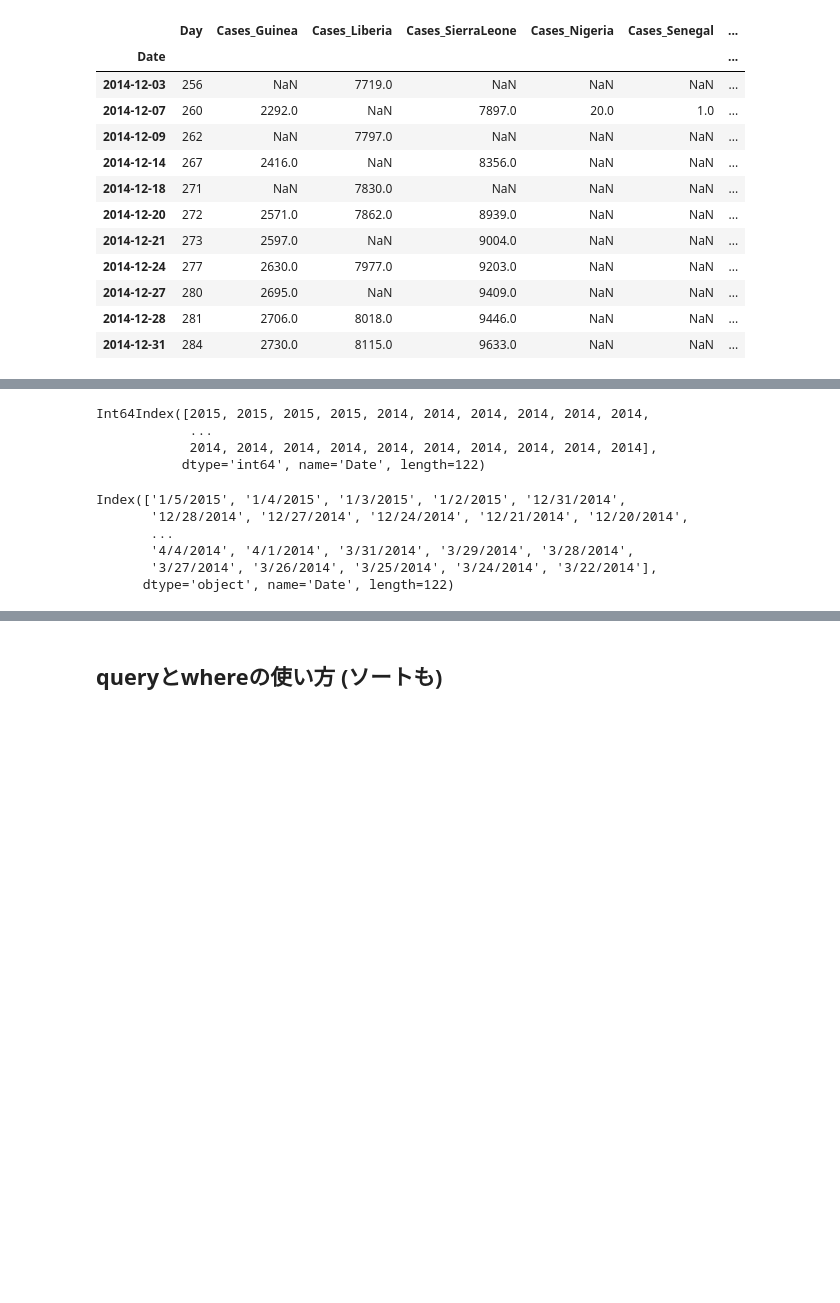
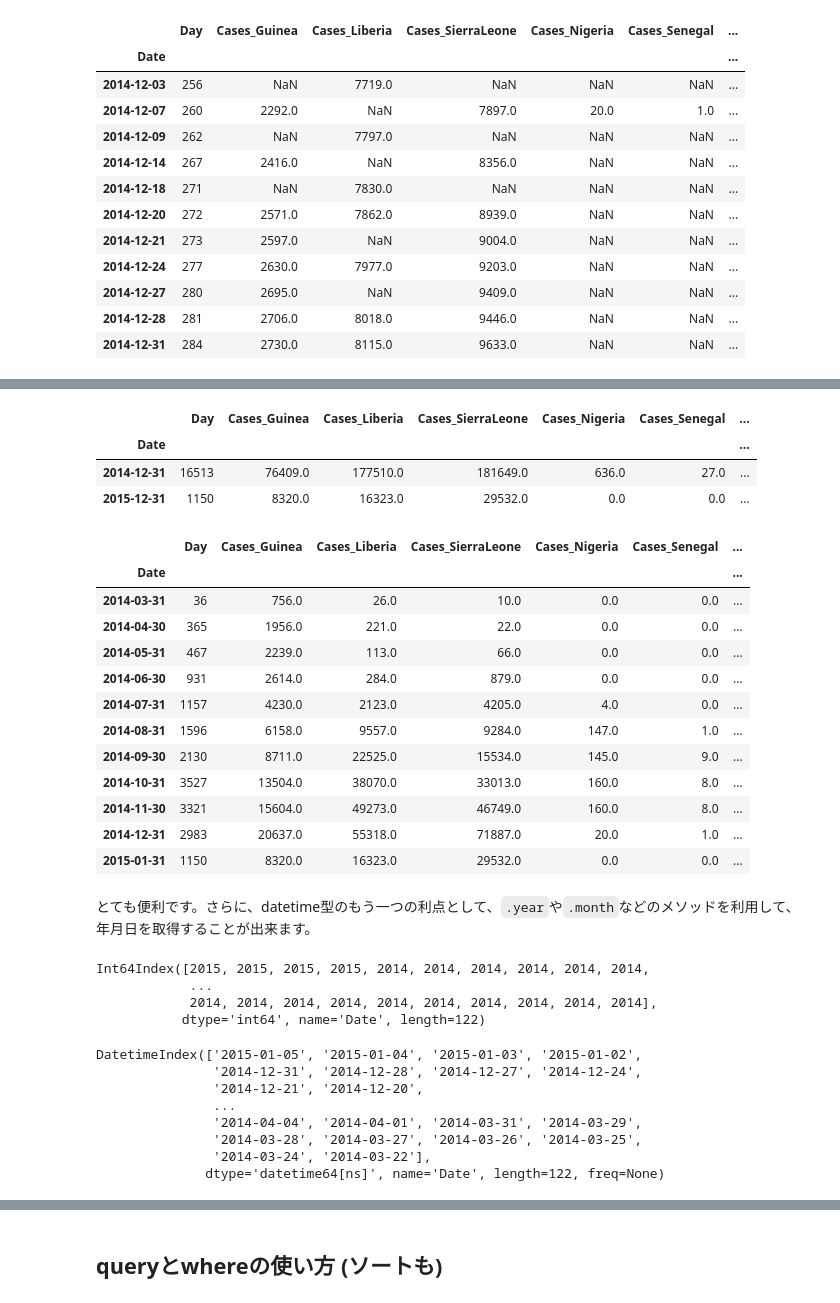
Before and after one commit to hiroshi0530/wa-src, a Jupyter notebook: article/library/pandas/pandas_nb.ipynb, the cells around one changed output, grey strips where cells are left out. Saved outputs shown, nothing was run; the diff lists cells and outputs as text; code cells hidden in the pictures; blank space fills up the shorter version.

```diff
--- a/article/library/pandas/pandas_nb.ipynb
+++ b/article/library/pandas/pandas_nb.ipynb
@@ -319,3 +344,28 @@ df['2014-12'].sort_index(ascending=True)
+# %%
+df.resample('Y').sum()
+# %% [output]
+|  | Day | Cases_Guinea | Cases_Liberia | Cases_SierraLeone | Cases_Nigeria | Cases_Senegal | ... |
+| Date |  |  |  |  |  |  | ... |
+| 2014-12-31 | 16513 | 76409.0 | 177510.0 | 181649.0 | 636.0 | 27.0 | ... |
+| 2015-12-31 | 1150 | 8320.0 | 16323.0 | 29532.0 | 0.0 | 0.0 | ... |
+# %%
+df.resample('M').sum()
+# %% [output]
+|  | Day | Cases_Guinea | Cases_Liberia | Cases_SierraLeone | Cases_Nigeria | Cases_Senegal | ... |
+| Date |  |  |  |  |  |  | ... |
+| 2014-03-31 | 36 | 756.0 | 26.0 | 10.0 | 0.0 | 0.0 | ... |
+| 2014-04-30 | 365 | 1956.0 | 221.0 | 22.0 | 0.0 | 0.0 | ... |
+| 2014-05-31 | 467 | 2239.0 | 113.0 | 66.0 | 0.0 | 0.0 | ... |
+| 2014-06-30 | 931 | 2614.0 | 284.0 | 879.0 | 0.0 | 0.0 | ... |
+| 2014-07-31 | 1157 | 4230.0 | 2123.0 | 4205.0 | 4.0 | 0.0 | ... |
+| 2014-08-31 | 1596 | 6158.0 | 9557.0 | 9284.0 | 147.0 | 1.0 | ... |
+| 2014-09-30 | 2130 | 8711.0 | 22525.0 | 15534.0 | 145.0 | 9.0 | ... |
+| 2014-10-31 | 3527 | 13504.0 | 38070.0 | 33013.0 | 160.0 | 8.0 | ... |
+| 2014-11-30 | 3321 | 15604.0 | 49273.0 | 46749.0 | 160.0 | 8.0 | ... |
+| 2014-12-31 | 2983 | 20637.0 | 55318.0 | 71887.0 | 20.0 | 1.0 | ... |
+| 2015-01-31 | 1150 | 8320.0 | 16323.0 | 29532.0 | 0.0 | 0.0 | ... |
+# %% [markdown]
+とても便利です。さらに、datetime型のもう一つの利点として、`.year`や`.month`などのメソッドを利用して、年月日を取得することが出来ます。
 # %%
 df.index.year
 # %% [output]
@@ -324,11 +374,13 @@ Int64Index([2015, 2015, 2015, 2015, 2014, 2014, 2014, 2014, 2014, 2014,
             2014, 2014, 2014, 2014, 2014, 2014, 2014, 2014, 2014, 2014],
            dtype='int64', name='Date', length=122)
 # %%
-df.index
+df.index.month
 # %% [output]
-Index(['1/5/2015', '1/4/2015', '1/3/2015', '1/2/2015', '12/31/2014',
-       '12/28/2014', '12/27/2014', '12/24/2014', '12/21/2014', '12/20/2014',
-       ...
-       '4/4/2014', '4/1/2014', '3/31/2014', '3/29/2014', '3/28/2014',
-       '3/27/2014', '3/26/2014', '3/25/2014', '3/24/2014', '3/22/2014'],
-      dtype='object', name='Date', length=122)
+DatetimeIndex(['2015-01-05', '2015-01-04', '2015-01-03', '2015-01-02',
+               '2014-12-31', '2014-12-28', '2014-12-27', '2014-12-24',
+               '2014-12-21', '2014-12-20',
+               ...
+               '2014-04-04', '2014-04-01', '2014-03-31', '2014-03-29',
+               '2014-03-28', '2014-03-27', '2014-03-26', '2014-03-25',
+               '2014-03-24', '2014-03-22'],
+              dtype='datetime64[ns]', name='Date', length=122, freq=None)
```
Also changed, not shown: parts of 13 cells of this notebook, 2 other files.
